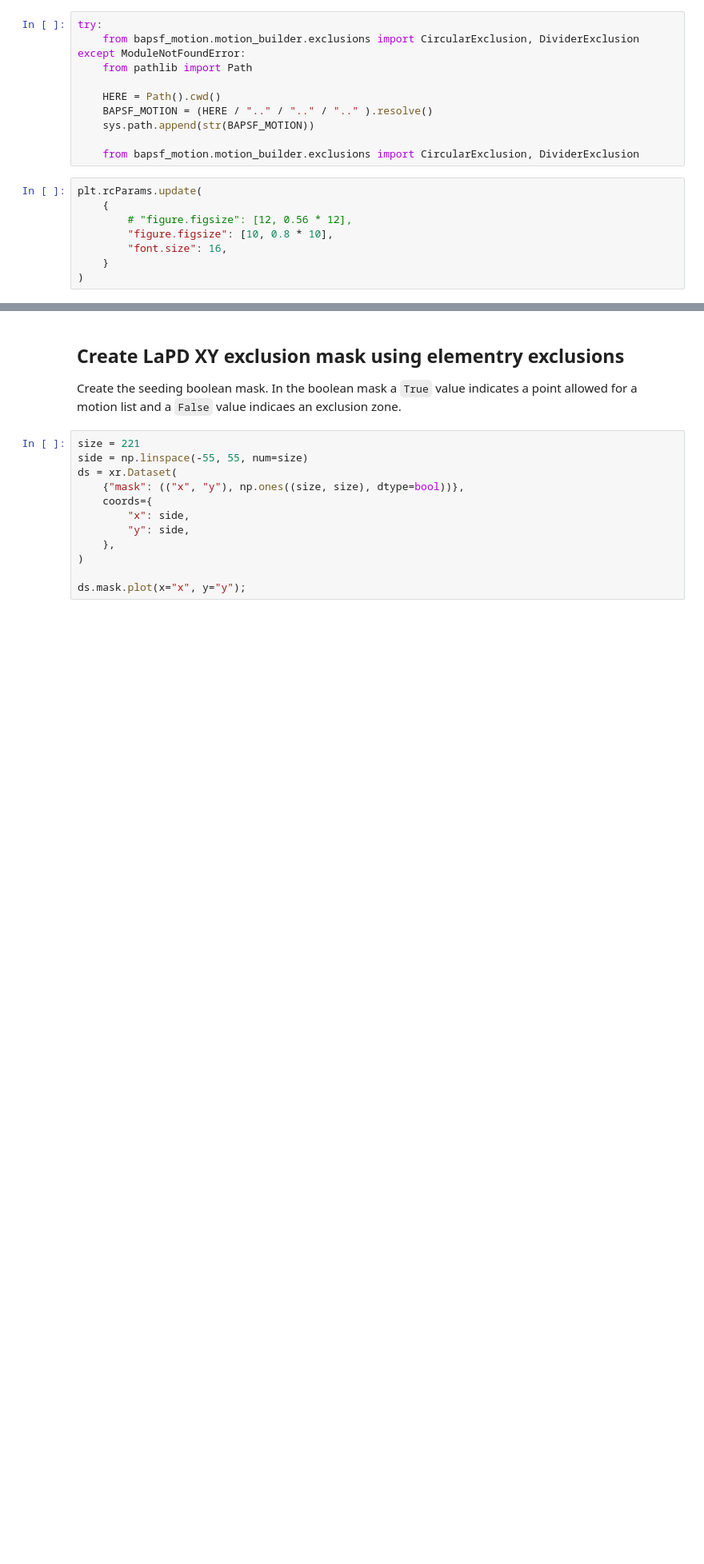
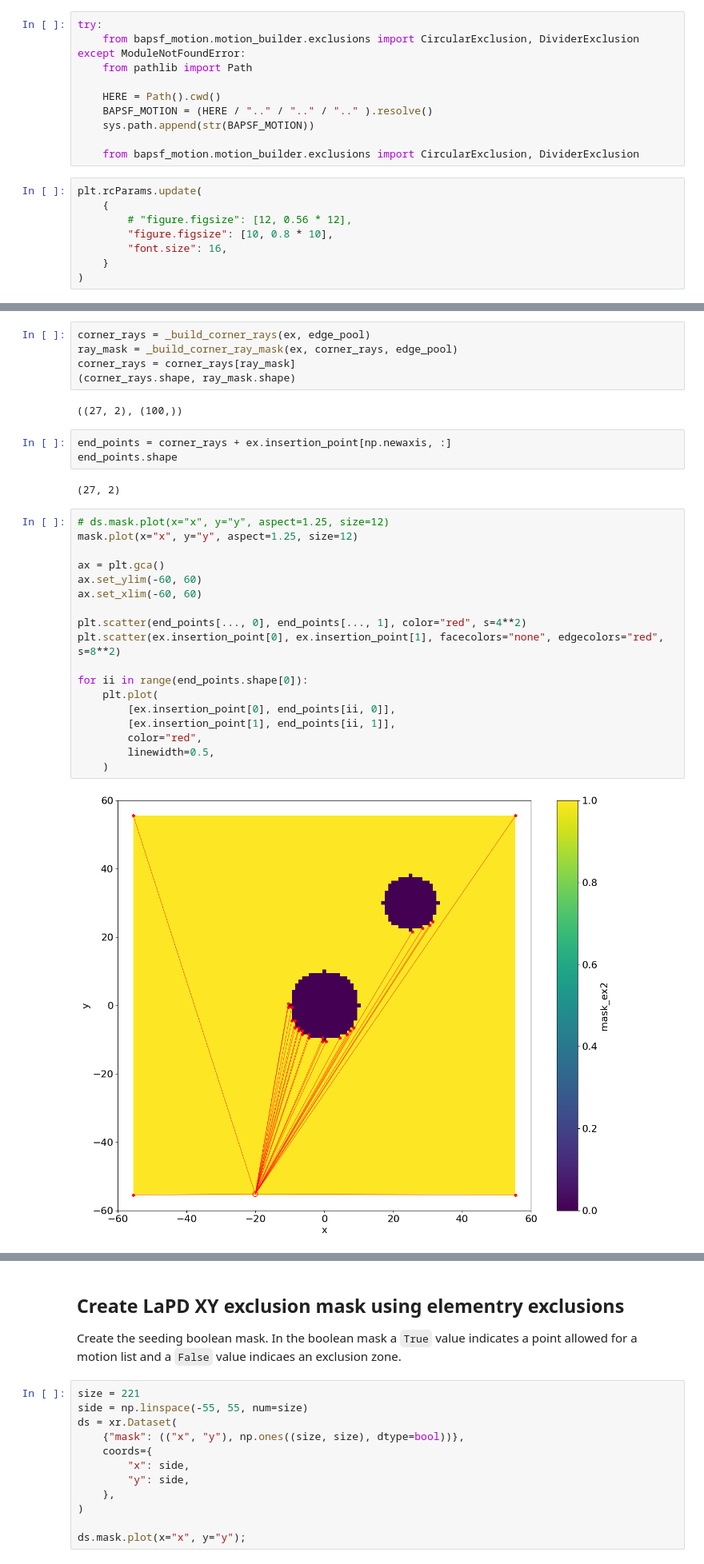
Before and after one commit to BaPSF/bapsf_motion, a Jupyter notebook: docs/notebooks/prototypes/LaPDXYExclusion_shadowing.ipynb, the cells around one changed output, grey strips where cells are left out. Shown at 80% size. Saved outputs shown, nothing was run; the diff lists cells and outputs as text; blank space fills up the shorter version.

```diff
--- a/docs/notebooks/prototypes/LaPDXYExclusion_shadowing.ipynb
+++ b/docs/notebooks/prototypes/LaPDXYExclusion_shadowing.ipynb
@@ -28,0 +431,32 @@ plt.rcParams.update(
+# %%
+corner_rays = _build_corner_rays(ex, edge_pool)
+ray_mask = _build_corner_ray_mask(ex, corner_rays, edge_pool)
+corner_rays = corner_rays[ray_mask]
+(corner_rays.shape, ray_mask.shape)
+# %% [output]
+((27, 2), (100,))
+# %%
+end_points = corner_rays + ex.insertion_point[np.newaxis, :]
+end_points.shape
+# %% [output]
+(27, 2)
+# %%
+# ds.mask.plot(x="x", y="y", aspect=1.25, size=12)
+mask.plot(x="x", y="y", aspect=1.25, size=12)
+
+ax = plt.gca()
+ax.set_ylim(-60, 60)
+ax.set_xlim(-60, 60)
+
+plt.scatter(end_points[..., 0], end_points[..., 1], color="red", s=4**2)
+plt.scatter(ex.insertion_point[0], ex.insertion_point[1], facecolors="none", edgecolors="red", s=8**2)
+
+for ii in range(end_points.shape[0]):
+    plt.plot(
+        [ex.insertion_point[0], end_points[ii, 0]],
+        [ex.insertion_point[1], end_points[ii, 1]],
+        color="red",
+        linewidth=0.5,
+    )
+# %% [output]
+[figure, added]
```
Also changed, not shown: parts of 35 cells of this notebook.
